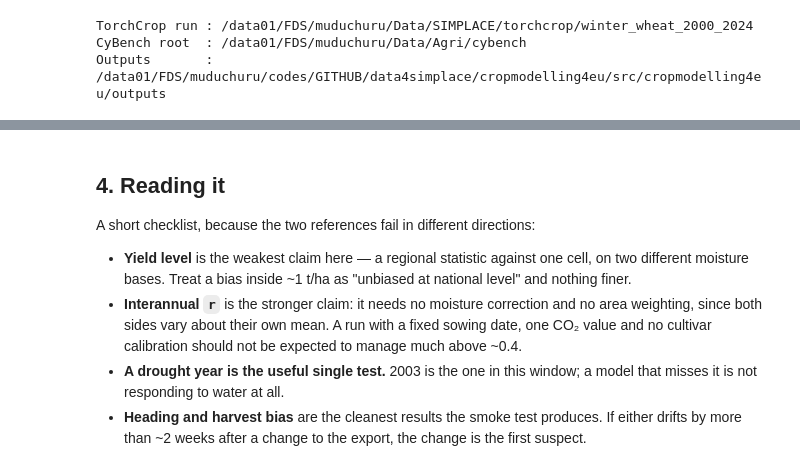
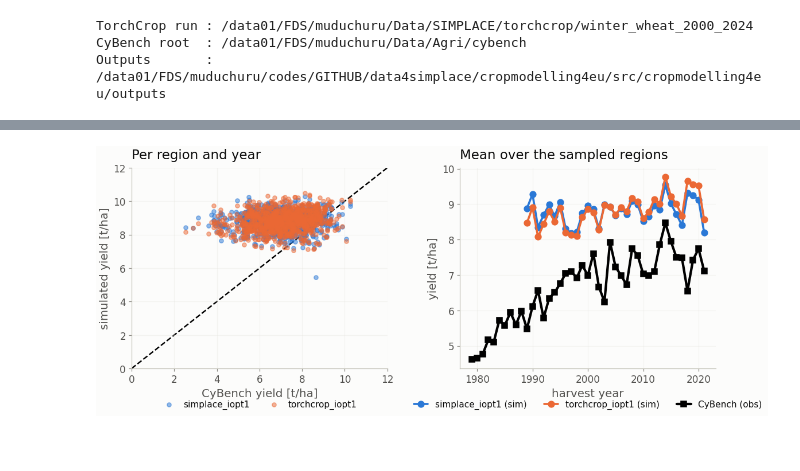
Before and after one commit to Kaushikreddym/data4simplace, a Jupyter notebook: cropmodelling4eu/evaluation/germany_smoke_evaluation.ipynb, the cells around one changed output, grey strips where cells are left out. Saved outputs shown, nothing was run; the diff lists cells and outputs as text; code cells hidden in the pictures; blank space fills up the shorter version.

Commit message:
torchcrop handover

```diff
--- a/cropmodelling4eu/evaluation/germany_smoke_evaluation.ipynb
+++ b/cropmodelling4eu/evaluation/germany_smoke_evaluation.ipynb
@@ -57,10 +72,20 @@ from cropmodelling4eu.evaluation import germany
 
 SMOKE = Path("/data01/FDS/muduchuru/Data/SIMPLACE/cropmodelling4eu/de_smoke")
 
+# Both models sweep all three usable IOPT settings over the same cells and
+# seasons -- submit_cropmodelling.sh --smoke builds one SIMPLACE run
+# (simplace_iopt<n>/) and one torchcrop run (de_torchcrop_iopt<n>.parquet)
+# per value. A same-IOPT pair then differs only in the model, and the spread
+# across IOPT on one side is the nutrient-limitation effect on its own, not a
+# confound with the model.
+IOPTS = [1]
+
 cells = pd.read_csv(SMOKE / "de_cells.csv")
 runs = germany.load_runs(
-    simplace=SMOKE / "simplace" / "simplace_europe.parquet",
-    torchcrop=SMOKE / "de_torchcrop.parquet",
+    **{f"simplace_iopt{i}": SMOKE / f"simplace_iopt{i}" / "simplace_europe.parquet"
+       for i in IOPTS},
+    **{f"torchcrop_iopt{i}": SMOKE / "torchcrop" / f"de_torchcrop_iopt{i}.parquet"
+       for i in IOPTS},
 )
 lo, hi = germany.common_window(runs)
 runs = {name: f[f["year"].between(lo, hi)] for name, f in runs.items()}
@@ -70,6 +95,6 @@ print(f"{len(cells)} cells, {cells['adm_id'].nunique()} NUTS-3 regions, "
       f"{cells['lat'].min():.2f}-{cells['lat'].max():.2f} N")
 print(f"common window: {lo}-{hi}")
 for name, frame in runs.items():
-    print(f"  {name:10s} {len(frame):5d} rows, {frame['SimplaceID'].nunique()} cells")
+    print(f"  {name:16s} {len(frame):5d} rows, {frame['SimplaceID'].nunique()} cells")
 # %% [output]
 30 cells, 30 NUTS-3 regions, 7.15-13.55 E, 48.35-53.95 N
@@ -158,17 +168,4 @@ fig.savefig(config.FIGURE_DIR / "de_smoke_phenology.png", dpi=150, bbox_inches="
-# %% [markdown]
-## 4. Reading it
-
-A short checklist, because the two references fail in different directions:
-
-* **Yield level** is the weakest claim here — a regional statistic against one
-  cell, on two different moisture bases. Treat a bias inside ~1 t/ha as
-  "unbiased at national level" and nothing finer.
-* **Interannual `r`** is the stronger claim: it needs no moisture correction and
-  no area weighting, since both sides vary about their own mean. A run with a
-  fixed sowing date, one CO₂ value and no cultivar calibration should not be
-  expected to manage much above ~0.4.
-* **A drought year is the useful single test.** 2003 is the one in this window;
-  a model that misses it is not responding to water at all.
-* **Heading and harvest bias** are the cleanest results the smoke test
-  produces. If either drifts by more than ~2 weeks after a change to the
-  export, the change is the first suspect.
+# %%
+display(fig)
+# %% [output]
+[figure, added]
```
Also changed, not shown: parts of 22 cells of this notebook, 39 other files.
